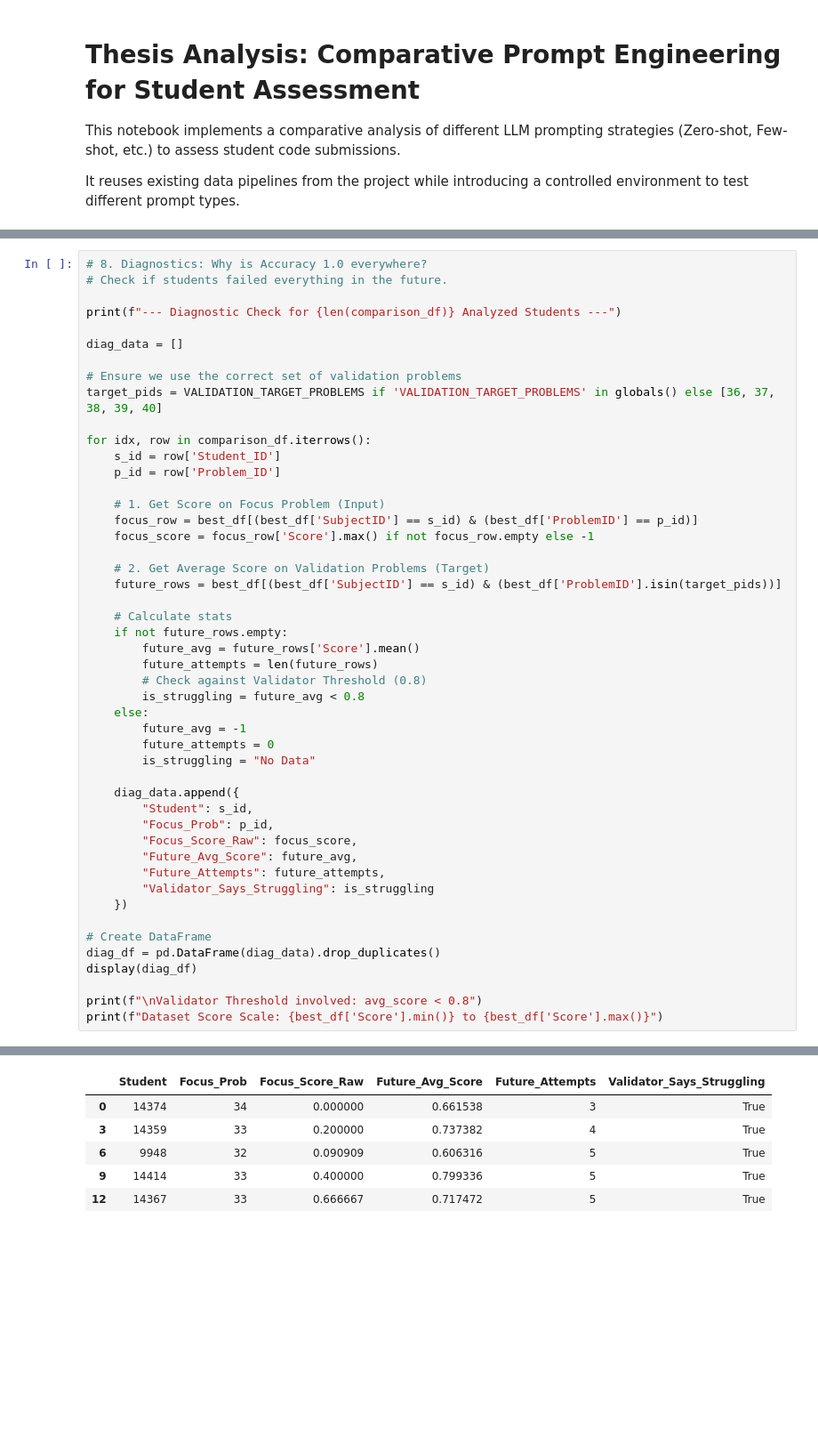
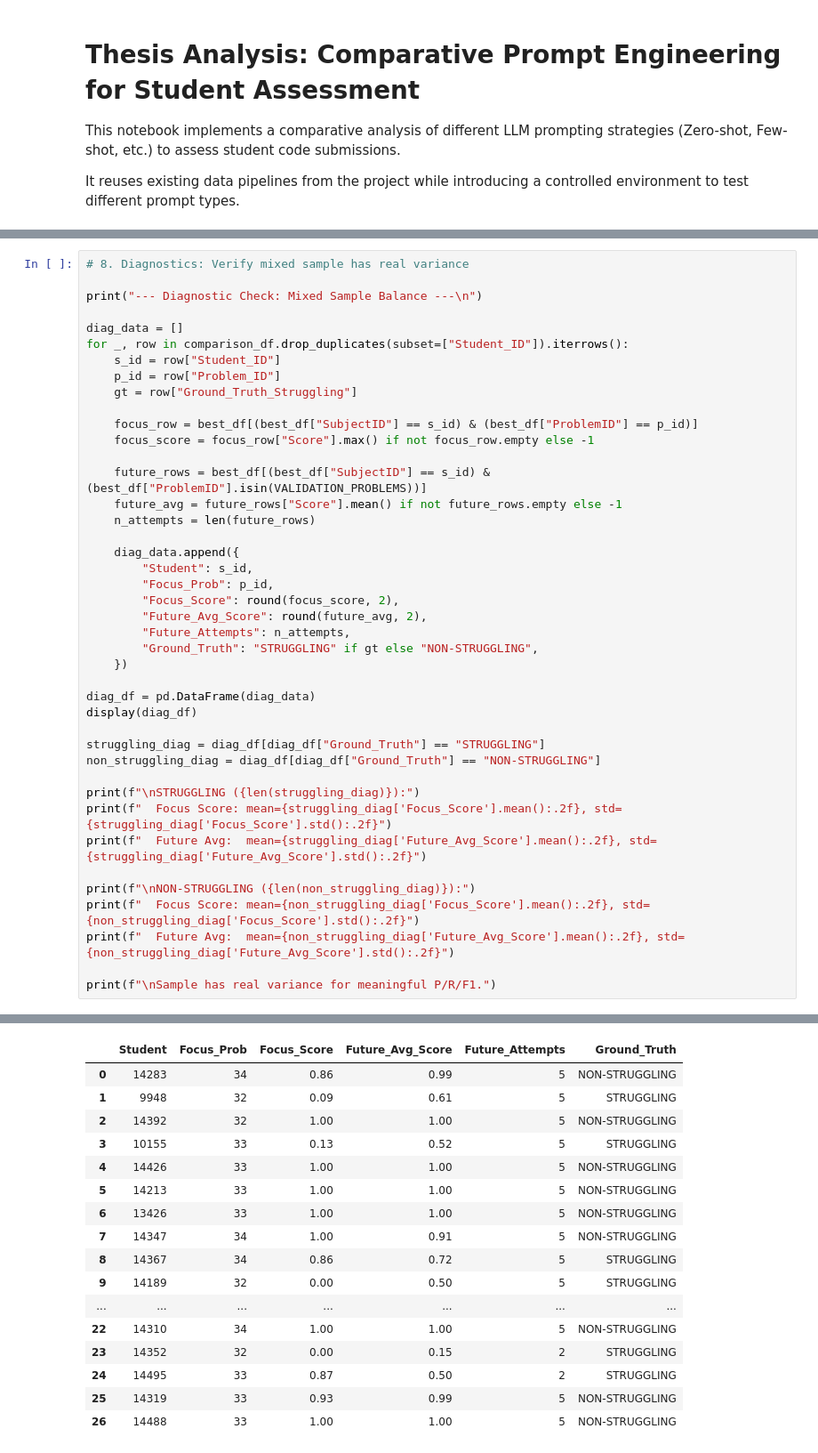
Before and after one commit to Pranay0205/kintsugi, a Jupyter notebook: thesis_analysis.ipynb, the cells around one changed output, grey strips where cells are left out. Shown at 89% size. Saved outputs shown, nothing was run; the diff lists cells and outputs as text; blank space fills up the shorter version.

```diff
--- a/thesis_analysis.ipynb
+++ b/thesis_analysis.ipynb
@@ -547,49 +481,43 @@ Name: Accuracy, dtype: float64
 # %%
-# 8. Diagnostics: Why is Accuracy 1.0 everywhere?
-# Check if students failed everything in the future.
+# 8. Diagnostics: Verify mixed sample has real variance
 
-print(f"--- Diagnostic Check for {len(comparison_df)} Analyzed Students ---")
+print("--- Diagnostic Check: Mixed Sample Balance ---\n")
 
 diag_data = []
+for _, row in comparison_df.drop_duplicates(subset=["Student_ID"]).iterrows():
+    s_id = row["Student_ID"]
+    p_id = row["Problem_ID"]
+    gt = row["Ground_Truth_Struggling"]
 
-# Ensure we use the correct set of validation problems
-target_pids = VALIDATION_TARGET_PROBLEMS if 'VALIDATION_TARGET_PROBLEMS' in globals() else [36, 37, 38, 39, 40]
+    focus_row = best_df[(best_df["SubjectID"] == s_id) & (best_df["ProblemID"] == p_id)]
+    focus_score = focus_row["Score"].max() if not focus_row.empty else -1
 
-for idx, row in comparison_df.iterrows():
-    s_id = row['Student_ID']
-    p_id = row['Problem_ID']
-
-    # 1. Get Score on Focus Problem (Input)
-    focus_row = best_df[(best_df['SubjectID'] == s_id) & (best_df['ProblemID'] == p_id)]
-    focus_score = focus_row['Score'].max() if not focus_row.empty else -1
-
-    # 2. Get Average Score on Validation Problems (Target)
-    future_rows = best_df[(best_df['SubjectID'] == s_id) & (best_df['ProblemID'].isin(target_pids))]
-
-    # Calculate stats
-    if not future_rows.empty:
-        future_avg = future_rows['Score'].mean()
-        future_attempts = len(future_rows)
-        # Check against Validator Threshold (0.8)
-        is_struggling = future_avg < 0.8
-    else:
-        future_avg = -1
-        future_attempts = 0
-        is_struggling = "No Data"
+    future_rows = best_df[(best_df["SubjectID"] == s_id) & (best_df["ProblemID"].isin(VALIDATION_PROBLEMS))]
+    future_avg = future_rows["Score"].mean() if not future_rows.empty else -1
+    n_attempts = len(future_rows)
 
     diag_data.append({
         "Student": s_id,
         "Focus_Prob": p_id,
-        "Focus_Score_Raw": focus_score,
-        "Future_Avg_Score": future_avg,
-        "Future_Attempts": future_attempts,
-        "Validator_Says_Struggling": is_struggling
+        "Focus_Score": round(focus_score, 2),
+        "Future_Avg_Score": round(future_avg, 2),
+        "Future_Attempts": n_attempts,
+        "Ground_Truth": "STRUGGLING" if gt else "NON-STRUGGLING",
     })
 
-# Create DataFrame
-diag_df = pd.DataFrame(diag_data).drop_duplicates()
+diag_df = pd.DataFrame(diag_data)
 display(diag_df)
 
-print(f"\nValidator Threshold involved: avg_score < 0.8")
-print(f"Dataset Score Scale: {best_df['Score'].min()} to {best_df['Score'].max()}")
+struggling_diag = diag_df[diag_df["Ground_Truth"] == "STRUGGLING"]
+non_struggling_diag = diag_df[diag_df["Ground_Truth"] == "NON-STRUGGLING"]
+
+print(f"\nSTRUGGLING ({len(struggling_diag)}):")
+print(f"  Focus Score: mean={struggling_diag['Focus_Score'].mean():.2f}, std={struggling_diag['Focus_Score'].std():.2f}")
+print(f"  Future Avg:  mean={struggling_diag['Future_Avg_Score'].mean():.2f}, std={struggling_diag['Future_Avg_Score'].std():.2f}")
+
+print(f"\nNON-STRUGGLING ({len(non_struggling_diag)}):")
+print(f"  Focus Score: mean={non_struggling_diag['Focus_Score'].mean():.2f}, std={non_struggling_diag['Focus_Score'].std():.2f}")
+print(f"  Future Avg:  mean={non_struggling_diag['Future_Avg_Score'].mean():.2f}, std={non_struggling_diag['Future_Avg_Score'].std():.2f}")
+
+print(f"\nSample has real variance for meaningful P/R/F1.")
 # %% [output]
@@ -597,6 +525,17 @@ print(f"Dataset Score Scale: {best_df['Score'].min()} to {best_df['Score'].max()
-|  | Student | Focus_Prob | Focus_Score_Raw | Future_Avg_Score | Future_Attempts | Validator_Says_Struggling |
-| 0 | 14374 | 34 | 0.000000 | 0.661538 | 3 | True |
-| 3 | 14359 | 33 | 0.200000 | 0.737382 | 4 | True |
-| 6 | 9948 | 32 | 0.090909 | 0.606316 | 5 | True |
-| 9 | 14414 | 33 | 0.400000 | 0.799336 | 5 | True |
-| 12 | 14367 | 33 | 0.666667 | 0.717472 | 5 | True |
+|  | Student | Focus_Prob | Focus_Score | Future_Avg_Score | Future_Attempts | Ground_Truth |
+| 0 | 14283 | 34 | 0.86 | 0.99 | 5 | NON-STRUGGLING |
+| 1 | 9948 | 32 | 0.09 | 0.61 | 5 | STRUGGLING |
+| 2 | 14392 | 32 | 1.00 | 1.00 | 5 | NON-STRUGGLING |
+| 3 | 10155 | 33 | 0.13 | 0.52 | 5 | STRUGGLING |
+| 4 | 14426 | 33 | 1.00 | 1.00 | 5 | NON-STRUGGLING |
+| 5 | 14213 | 33 | 1.00 | 1.00 | 5 | NON-STRUGGLING |
+| 6 | 13426 | 33 | 1.00 | 1.00 | 5 | NON-STRUGGLING |
+| 7 | 14347 | 34 | 1.00 | 0.91 | 5 | NON-STRUGGLING |
+| 8 | 14367 | 34 | 0.86 | 0.72 | 5 | STRUGGLING |
+| 9 | 14189 | 32 | 0.00 | 0.50 | 5 | STRUGGLING |
+| ... | ... | ... | ... | ... | ... | ... |
+| 22 | 14310 | 34 | 1.00 | 1.00 | 5 | NON-STRUGGLING |
+| 23 | 14352 | 32 | 0.00 | 0.15 | 2 | STRUGGLING |
+| 24 | 14495 | 33 | 0.87 | 0.50 | 2 | STRUGGLING |
+| 25 | 14319 | 33 | 0.93 | 0.99 | 5 | NON-STRUGGLING |
+| 26 | 14488 | 33 | 1.00 | 1.00 | 5 | NON-STRUGGLING |
```
Also changed, not shown: parts of 8 cells of this notebook, 15 other files.
